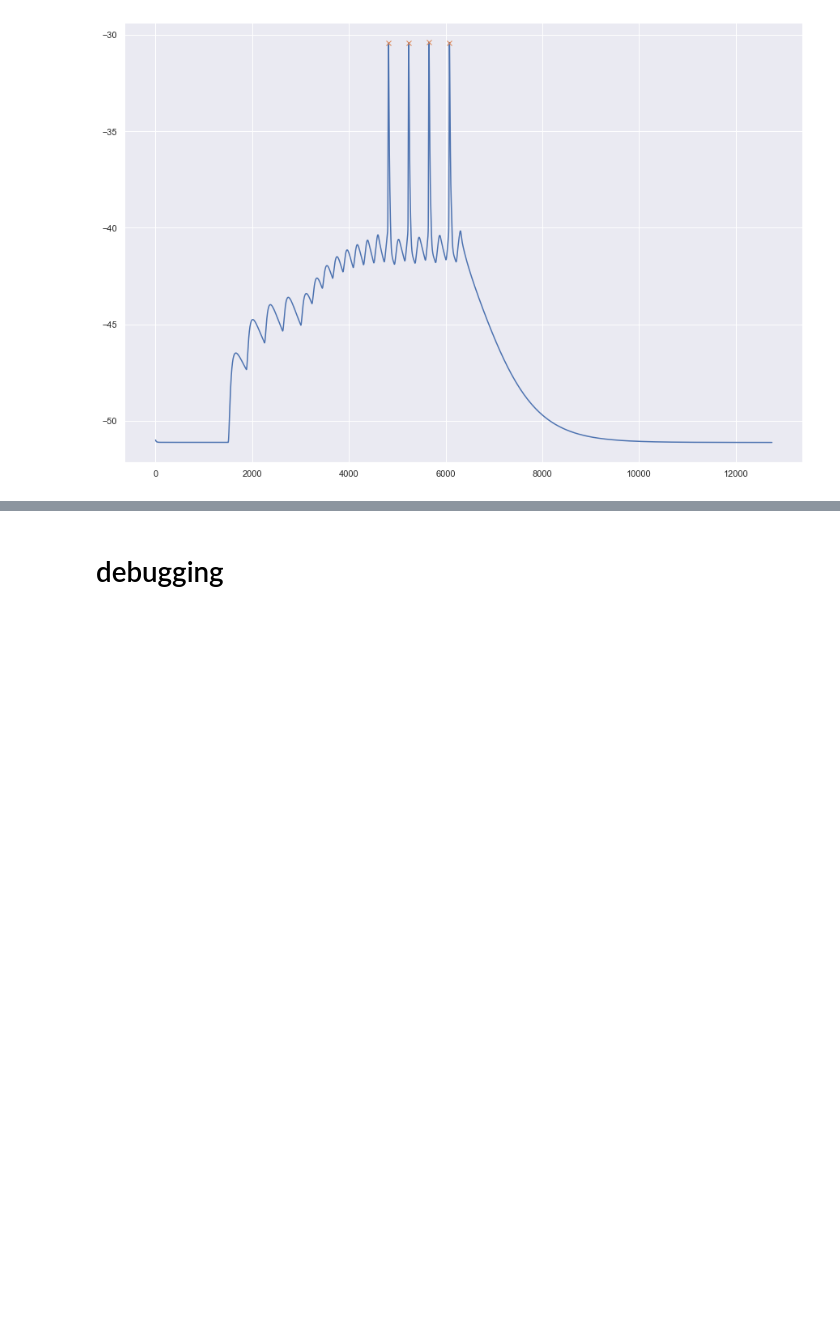
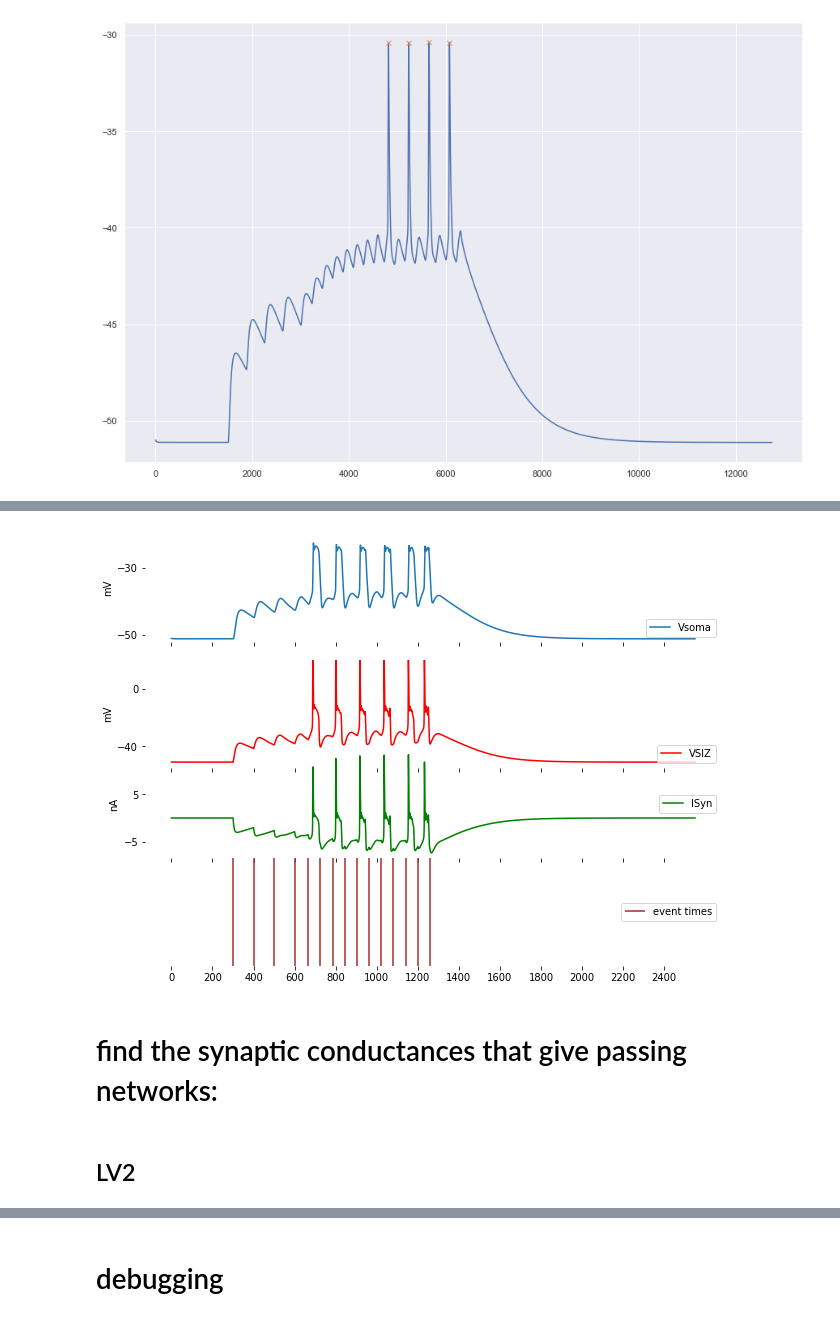
Before and after one commit to ddopp4877/CGProjectpub, a Jupyter notebook: Checkruns.ipynb, the cells around one changed output, grey strips where cells are left out. Saved outputs shown, nothing was run; the diff lists cells and outputs as text; code cells hidden in the pictures; blank space fills up the shorter version.

```diff
--- a/Checkruns.ipynb
+++ b/Checkruns.ipynb
@@ -645,0 +721,42 @@ array([[  0,   6,   8,  10],
+# %%
+cellNum = 1
+freqNo = 18
+IDX = (freqNo-16)*5 +cellNum
+ETIDX = freqNo-16
+
+fig,axs = plt.subplots(4,figsize=(8,5),sharex=True, subplot_kw=dict(frameon=False))
+axs[0].plot(times,LV3Soma[IDX,:],label='Vsoma')
+axs[0].set_xticks(list(np.arange(0,2550,200)))
+axs[0].set_yticks([-50,-30])
+axs[0].set_ylim([-52,-20])
+axs[0].set_position([0,1,1,0.3])
+axs[0].legend(loc='lower right')
+axs[0].set_ylabel('mV')
+
+axs[1].plot(times,LV3SIZ[IDX,:],label='VSIZ',color='r')
+axs[1].set_ylim([-55,20])
+axs[1].set_position([0,0.65,1,0.3])
+axs[1].set_yticks([-40,0])
+axs[1].legend(loc='lower right')
+axs[1].set_ylabel('mV')
+
+axs[2].plot(times,LV3ISYN[IDX,:],label='ISyn',color='g')
+axs[2].set_position([0,0.40,1,0.3])
+axs[2].set_yticks([-5,5])
+axs[2].legend(loc='right')
+axs[2].set_ylabel('nA')
+
+axs[3].vlines((ET[IDX,:]).T,ymin=0,ymax=1,label='event times',color='brown')
+axs[3].set_ylim([0,1])
+axs[3].set_position([0,0.1,1,0.3])
+axs[3].set_yticks([])
+axs[3].legend(loc='right')
+
+plt.savefig('traces.png',dpi=500,facecolor='w',bbox_inches='tight')
+plt.show()
+# %% [output]
+[figure, added]
+# %% [markdown]
+# find the synaptic conductances that give passing networks:
+# %% [markdown]
+## LV2
```
Also changed, not shown: parts of 88 cells of this notebook, 19 other files.
